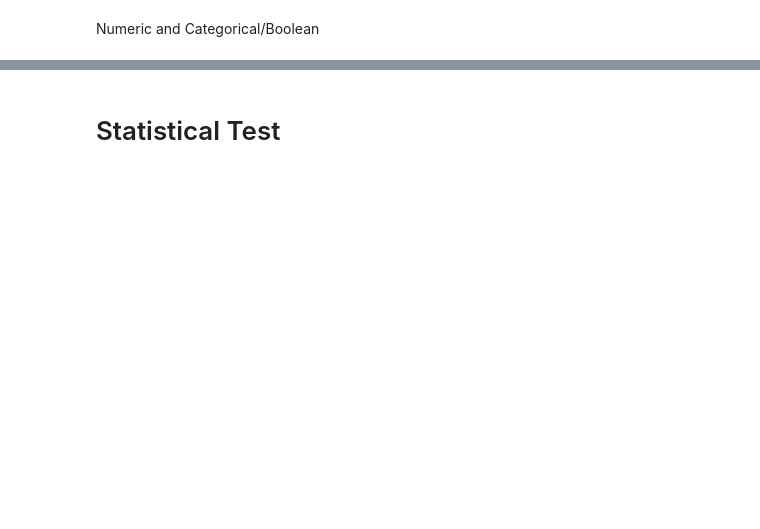
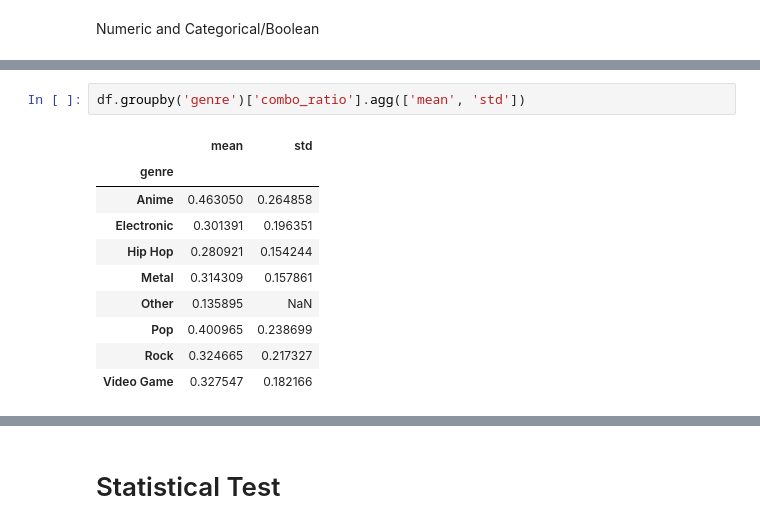
Before and after one commit to Nabizen/CCDATSCL_PROJECT_COM221, a Jupyter notebook: DataScienceProject.ipynb, the cells around one changed output, grey strips where cells are left out. Drawn from its saved outputs; the diff is of its cells as text; blank space fills up the shorter version.

```diff
--- a/DataScienceProject.ipynb
+++ b/DataScienceProject.ipynb
@@ -363,0 +393,13 @@ plt.show()
+# %%
+df.groupby('genre')['combo_ratio'].agg(['mean', 'std'])
+# %% [output]
+|  | mean | std |
+| genre |  |  |
+| Anime | 0.463050 | 0.264858 |
+| Electronic | 0.301391 | 0.196351 |
+| Hip Hop | 0.280921 | 0.154244 |
+| Metal | 0.314309 | 0.157861 |
+| Other | 0.135895 | NaN |
+| Pop | 0.400965 | 0.238699 |
+| Rock | 0.324665 | 0.217327 |
+| Video Game | 0.327547 | 0.182166 |
```
Also changed, not shown: parts of 20 cells of this notebook, 2 other files.
